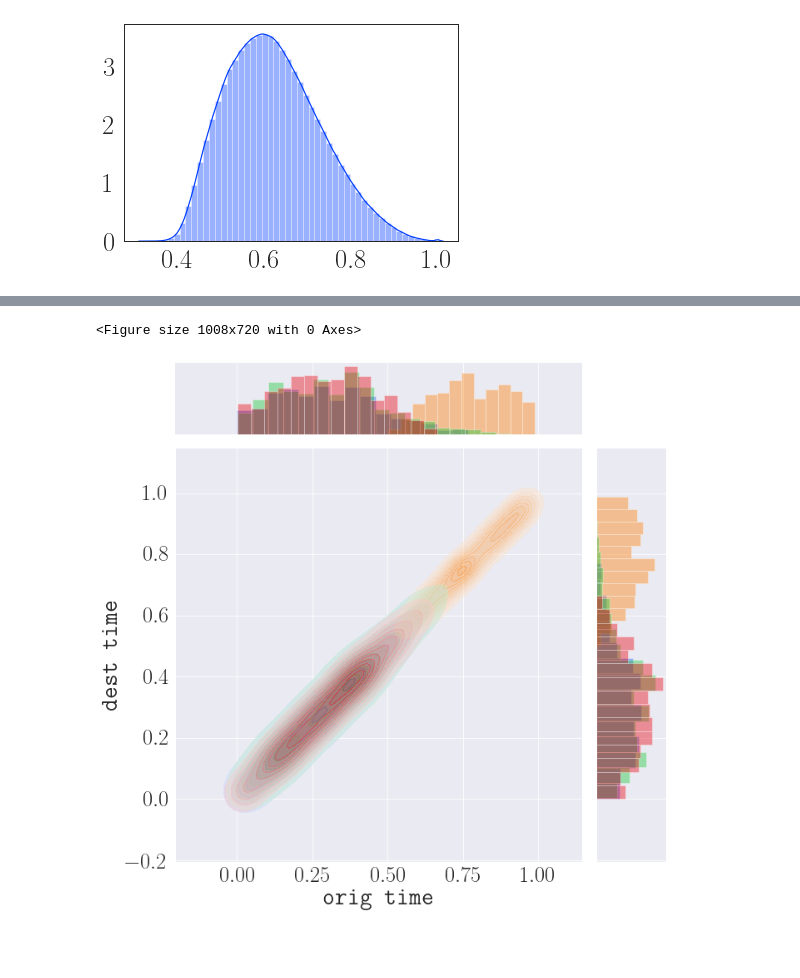
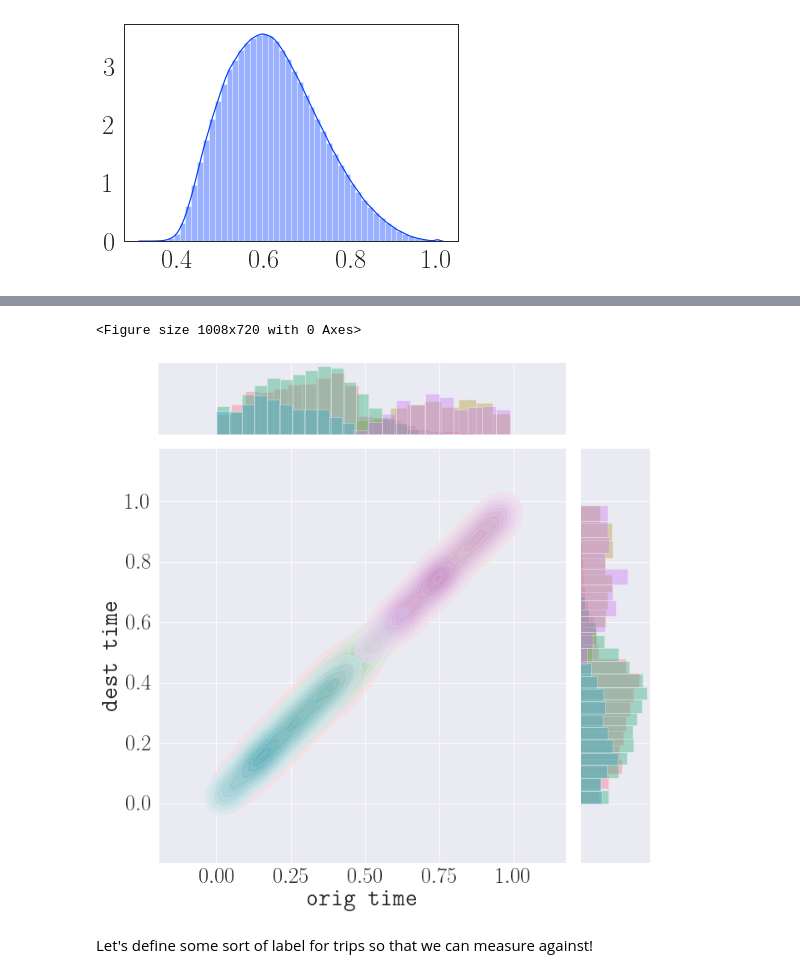
Before and after one commit to rzbhk/playing_with_matches, a Jupyter notebook: notebooks/similarity_trip_clustering_OD_V2.ipynb, the cells around one changed output, grey strips where cells are left out. Cells and saved outputs as stored; diff of their text form; code cells hidden in the pictures; blank space fills up the shorter version.

Commit message:
checkpoint commit after running N_cluster versus two scores

```diff
--- a/notebooks/similarity_trip_clustering_OD_V2.ipynb
+++ b/notebooks/similarity_trip_clustering_OD_V2.ipynb
@@ -395,7 +402,7 @@ ax =  sns.distplot(np.reshape(euc_sim,-1),norm_hist=False,label="raw similarity"
 # %% [output]
 [figure]
 # %%
-spc_obj_eucl = SpectralClustering(n_clusters=4,affinity='rbf')
+spc_obj_eucl = SpectralClustering(n_clusters=n_clusters,affinity='rbf')
 # %%
 spc_obj_eucl.fit(sampleODdf[xyt_columns])
 # %% [output]
@@ -456,8 +490,8 @@ def get_ellipses_figure(ODdf, cluster_labels):
     return ax
 # %%
-sns.set(style = 'darkgrid', context = 'paper', font_scale=3)
-sns.set_palette("bright")
-mpl.rcParams['font.family'] = ['monospace']
+# sns.set(style = 'darkgrid', context = 'paper', font_scale=3)
+# sns.set_palette("bright")
+# mpl.rcParams['font.family'] = ['monospace']
 # %%
 get_ellipses_figure(sampleODdf, spc_obj.labels_)
 # %% [output]
@@ -471,14 +505,14 @@ get_ellipses_figure(sampleODdf, spc_obj_eucl.labels_)
 # %%
-ODdf.columns = ['orig time','orig x','orig y','orig spd','dest time','dest x','dest y','dest spd']
-sampleODdf.columns = ['orig time','orig x','orig y','orig spd','dest time','dest x','dest y','dest spd']
+# ODdf.columns = ['orig time','orig x','orig y','orig spd','dest time','dest x','dest y','dest spd']
+# sampleODdf.columns = ['orig time','orig x','orig y','orig spd','dest time','dest x','dest y','dest spd']
 # %%
-def get_kdes_for_times(ODdf, cluster_labels):
+def get_kdes_for_times(ODdf, cluster_labels, colors = None):
     n_cluster = len(set(cluster_labels))
     fig = plt.figure(figsize=(14,10))
 
     g = sns.JointGrid(x=ODdf['orig time'],y=ODdf['dest time'], height =10)
-
-    colors = sns.color_palette("bright", n_cluster)
+    if colors is None:
+        colors = sns.color_palette("bright", n_cluster)
 #     colors = ['blue','red','purple','green']
 #     colors = ['#a6cee3', '#1f78b4', '#b2df8a', '#33a02c']
     for i in range(n_cluster):
@@ -494,7 +528,7 @@ def get_kdes_for_times(ODdf, cluster_labels):
         sns.distplot(cluster['dest time'], kde=False, color=colors[i], ax=g.ax_marg_y, vertical=True, label='dest time')
     for coll in g.ax_joint.collections:
         if coll.get_alpha() is None:
-            coll.set_alpha(0.4)
+            coll.set_alpha(0.5)
 #     g.ax_joint.collections[0].set_alpha(0)
 #     g.ax_joint.collections[10].set_alpha(0)
 #     g.ax_joint.collections[19].set_alpha(0)
@@ -512,6 +546,8 @@ plt.show()
 # %%
-get_kdes_for_times(sampleODdf, spc_obj_eucl.labels_)
+get_kdes_for_times(sampleODdf, spc_obj_eucl.labels_, colors=sns.color_palette("husl", n_clusters))
 plt.show()
 # %% [output]
 <Figure size 1008x720 with 0 Axes>
-[figure, old version]
+[figure, new version]
+# %% [markdown]
+Let's define some sort of label for trips so that we can measure against!
```
Also changed, not shown: parts of 44 cells of this notebook.
